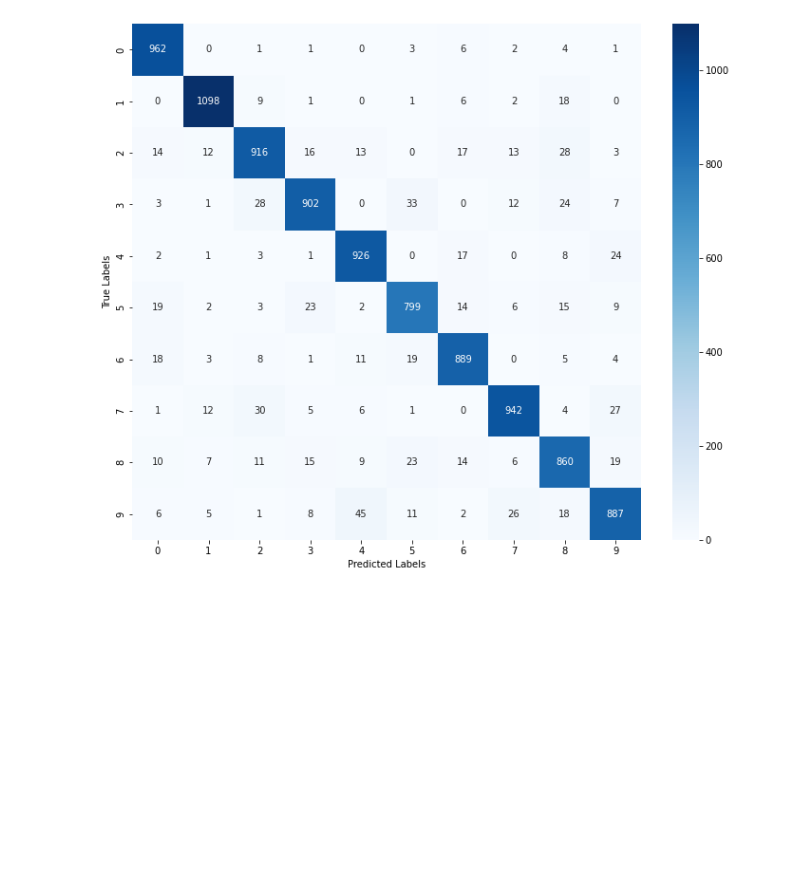
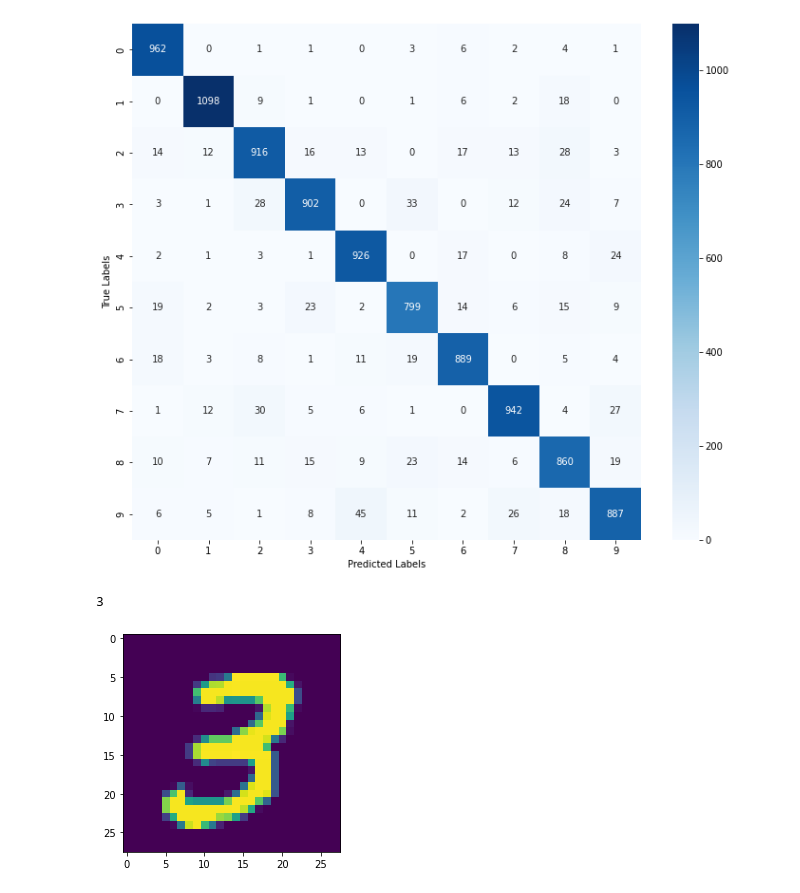
Before and after one commit to souvik0306/MNIST-Digit-Classification, a Jupyter notebook: mnist copy.ipynb, the cells around one changed output. Cells and saved outputs as stored; diff of their text form; code cells hidden in the pictures; blank space fills up the shorter version.

```diff
--- a/mnist copy.ipynb
+++ b/mnist copy.ipynb
@@ -111,3 +111,15 @@ plt.xlabel('Predicted Labels')
 # %% [output]
 Text(0.5, 69.0, 'Predicted Labels')
 [figure]
+# %%
+test_img = cv2.imread(r'MNIST_digit.png')
+test_img = cv2.cvtColor(test_img,cv2.COLOR_RGB2GRAY)
+test_img = cv2.resize(test_img,(28,28))
+plt.imshow(test_img)
+scaled_img = test_img/255
+img_reshape = np.reshape(scaled_img,[1,28,28])
+input_pred = model.predict(img_reshape)
+np.argmax(input_pred)
+# %% [output]
+3
+[figure, added]
```
Also changed, not shown: 3 other files.
